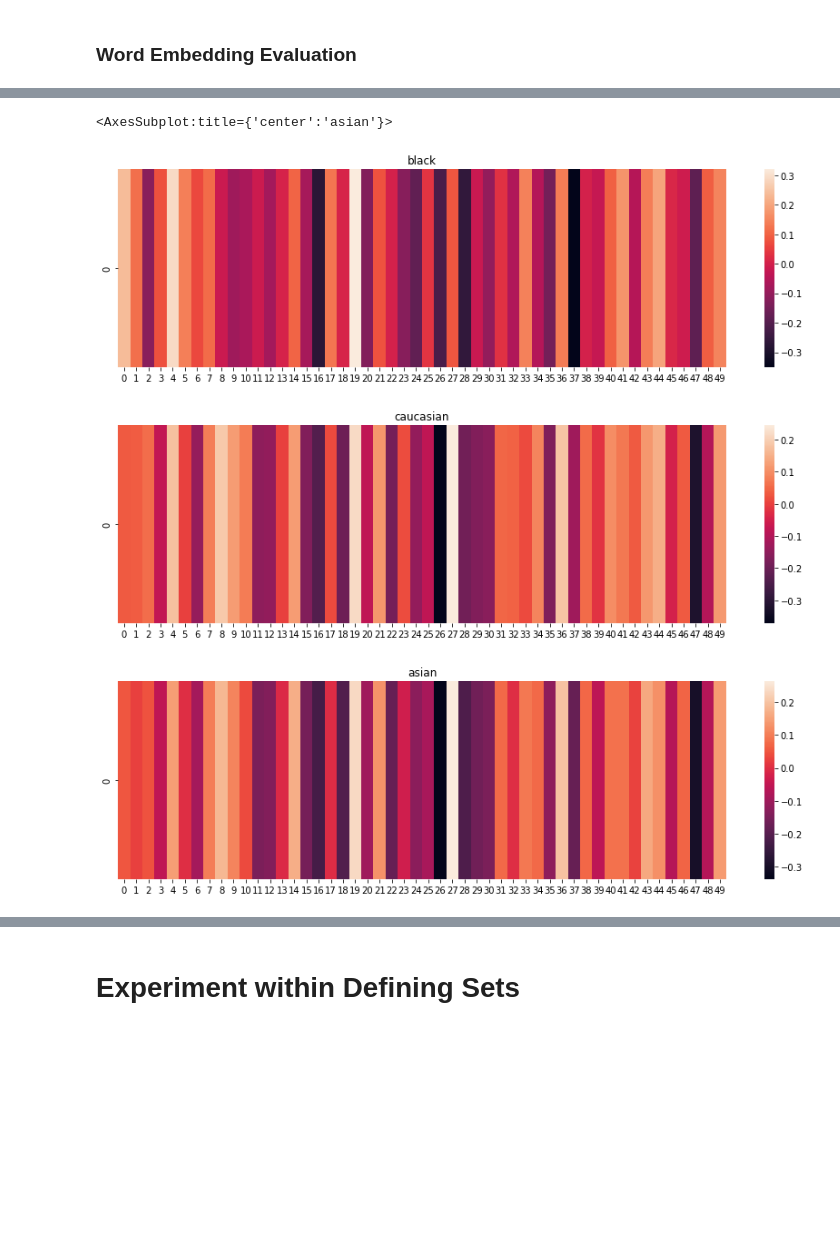
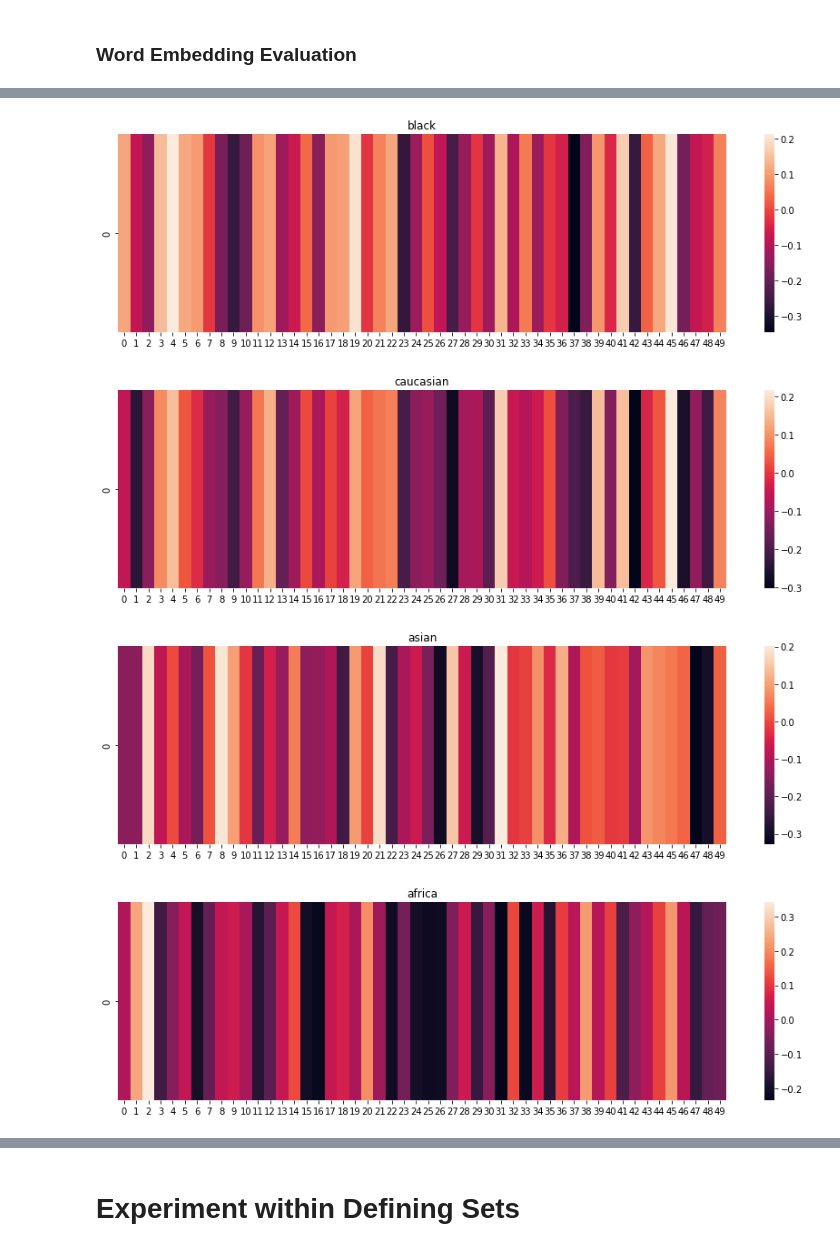
Before and after one commit to YolandaMDavis/DoubleHardMulticlass, a Jupyter notebook: hard-debias-experiment.ipynb, the cells around one changed output, grey strips where cells are left out. Saved outputs shown, nothing was run; the diff lists cells and outputs as text; code cells hidden in the pictures; blank space fills up the shorter version.

```diff
--- a/hard-debias-experiment.ipynb
+++ b/hard-debias-experiment.ipynb
@@ -279,19 +274,8 @@ sns.heatmap([wv_pt['asian']])
 # %%
 # Hard Debias Embeddings
-fig, ax = plt.subplots()
-fig.set_figwidth(15)
-ax.title.set_text('black')
-sns.heatmap([wv_hd['black']])
-
-
-fig, ax = plt.subplots()
-fig.set_figwidth(15)
-ax.title.set_text('caucasian')
-sns.heatmap([wv_hd['caucasian']])
-
-
-fig, ax = plt.subplots()
-fig.set_figwidth(15)
-ax.title.set_text('asian')
-sns.heatmap([wv_hd['asian']])
+for attr in targets:
+    fig, ax = plt.subplots()
+    fig.set_figwidth(15)
+    ax.title.set_text(attr)
+    sns.heatmap([wv_hd[attr]])
 # %% [output]
@@ -302,23 +288,12 @@ sns.heatmap([wv_hd['asian']])
 # %%
 # Double Hard Debias Embeddings
-fig, ax = plt.subplots()
-fig.set_figwidth(15)
-ax.title.set_text('black')
-sns.heatmap([full_wv_dhd['black']])
-
-
-fig, ax = plt.subplots()
-fig.set_figwidth(15)
-ax.title.set_text('caucasian')
-sns.heatmap([full_wv_dhd['caucasian']])
-
-
-fig, ax = plt.subplots()
-fig.set_figwidth(15)
-ax.title.set_text('asian')
-sns.heatmap([full_wv_dhd['asian']])
+for attr in targets:
+    fig, ax = plt.subplots()
+    fig.set_figwidth(15)
+    ax.title.set_text(attr)
+    sns.heatmap([wv_dhd[attr]])
 # %% [output]
-<AxesSubplot:title={'center':'asian'}>
-[figure, old version]
+[figure, new version]
-[figure, old version]
+[figure, new version]
-[figure, old version]
+[figure, new version]
+[figure, added]
```
Also changed, not shown: parts of 29 cells of this notebook, 3 other files.
